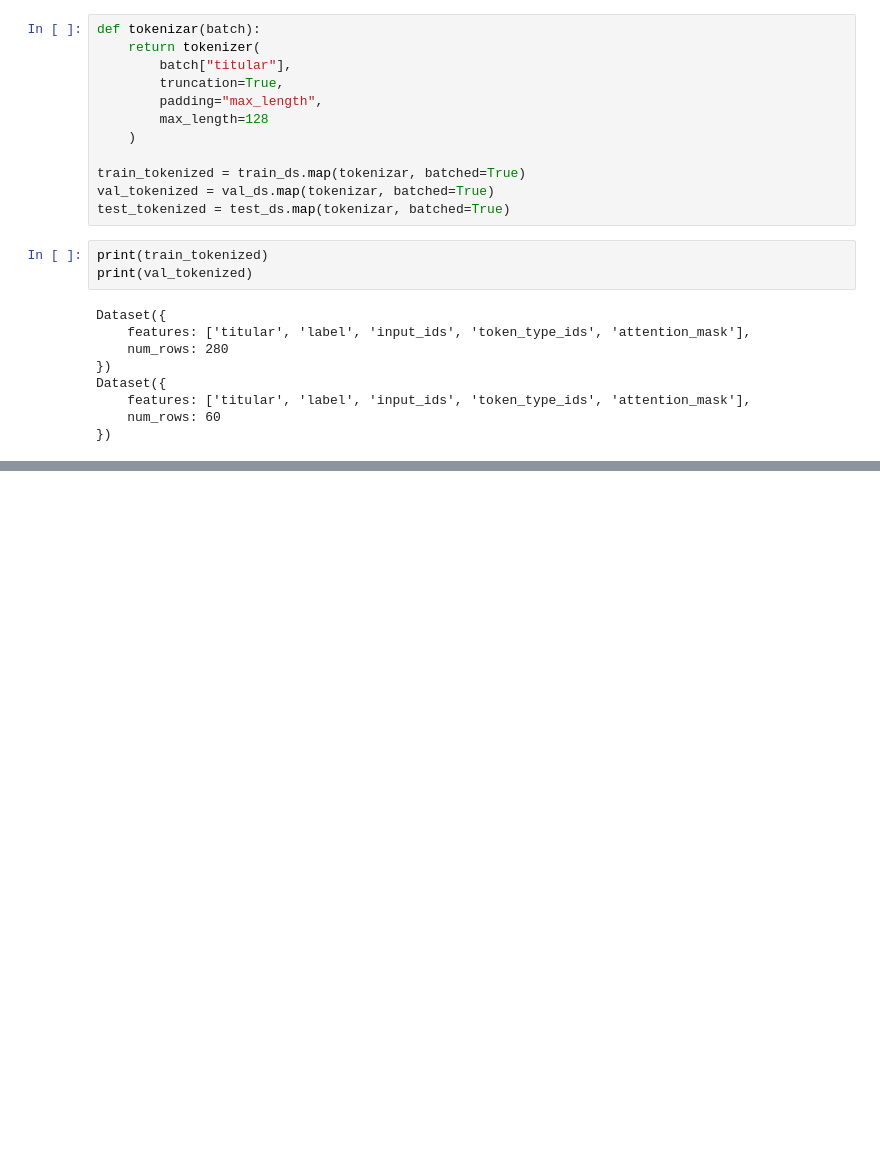
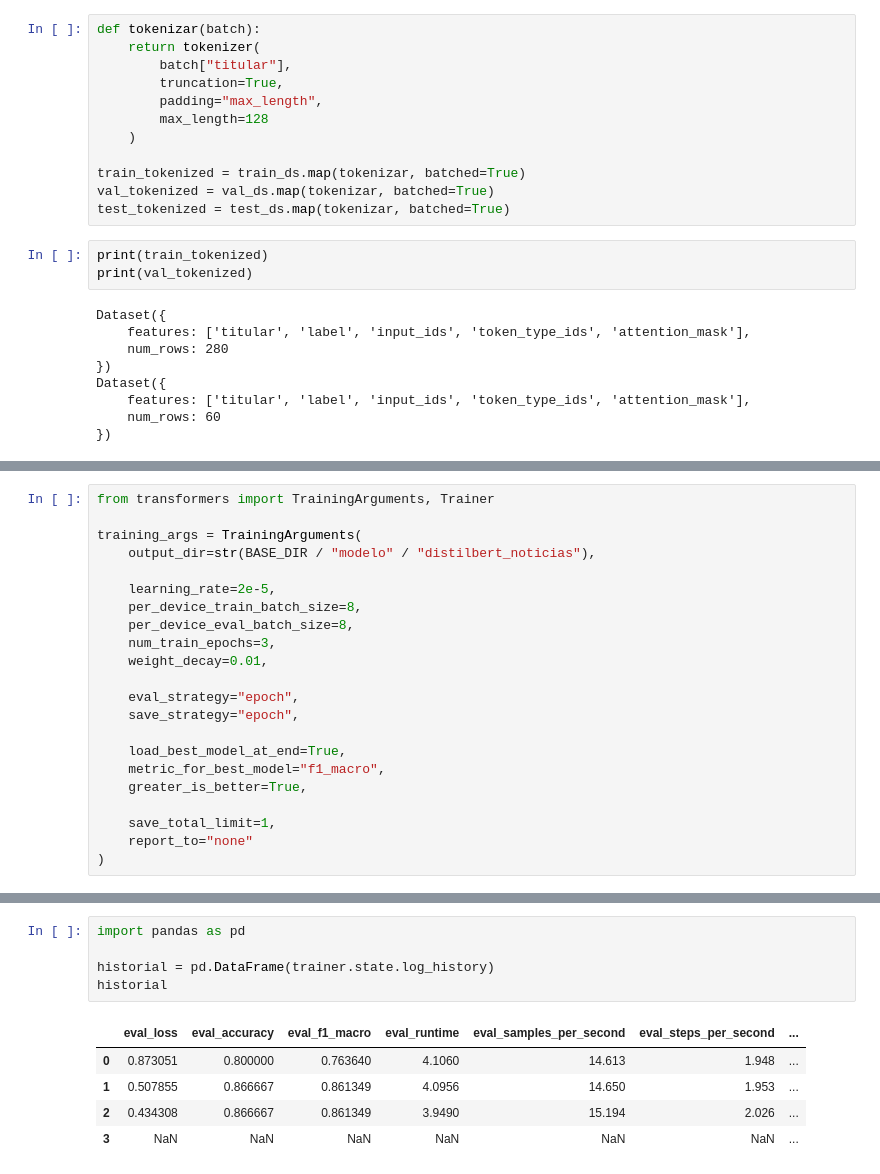
Before and after one commit to alvarorubencarhuamaca/python_intermedio_qlab, a Jupyter notebook: tarea_1/02_clasificacion.ipynb, the cells around one changed output, grey strips where cells are left out. Drawn from its saved outputs; the diff is of its cells as text; blank space fills up the shorter version.

```diff
--- a/tarea_1/02_clasificacion.ipynb
+++ b/tarea_1/02_clasificacion.ipynb
@@ -815,0 +1037,22 @@ Dataset({
+# %%
+from transformers import TrainingArguments, Trainer
+
+training_args = TrainingArguments(
+    output_dir=str(BASE_DIR / "modelo" / "distilbert_noticias"),
+
+    learning_rate=2e-5,
+    per_device_train_batch_size=8,
+    per_device_eval_batch_size=8,
+    num_train_epochs=3,
+    weight_decay=0.01,
+
+    eval_strategy="epoch",
+    save_strategy="epoch",
+
+    load_best_model_at_end=True,
+    metric_for_best_model="f1_macro",
+    greater_is_better=True,
+
+    save_total_limit=1,
+    report_to="none"
+)
@@ -815,0 +1075,11 @@ Dataset({
+# %%
+import pandas as pd
+
+historial = pd.DataFrame(trainer.state.log_history)
+historial
+# %% [output]
+|  | eval_loss | eval_accuracy | eval_f1_macro | eval_runtime | eval_samples_per_second | eval_steps_per_second | ... |
+| 0 | 0.873051 | 0.800000 | 0.763640 | 4.1060 | 14.613 | 1.948 | ... |
+| 1 | 0.507855 | 0.866667 | 0.861349 | 4.0956 | 14.650 | 1.953 | ... |
+| 2 | 0.434308 | 0.866667 | 0.861349 | 3.9490 | 15.194 | 2.026 | ... |
+| 3 | NaN | NaN | NaN | NaN | NaN | NaN | ... |
```
Also changed, not shown: parts of 20 cells of this notebook, 1 other file.
